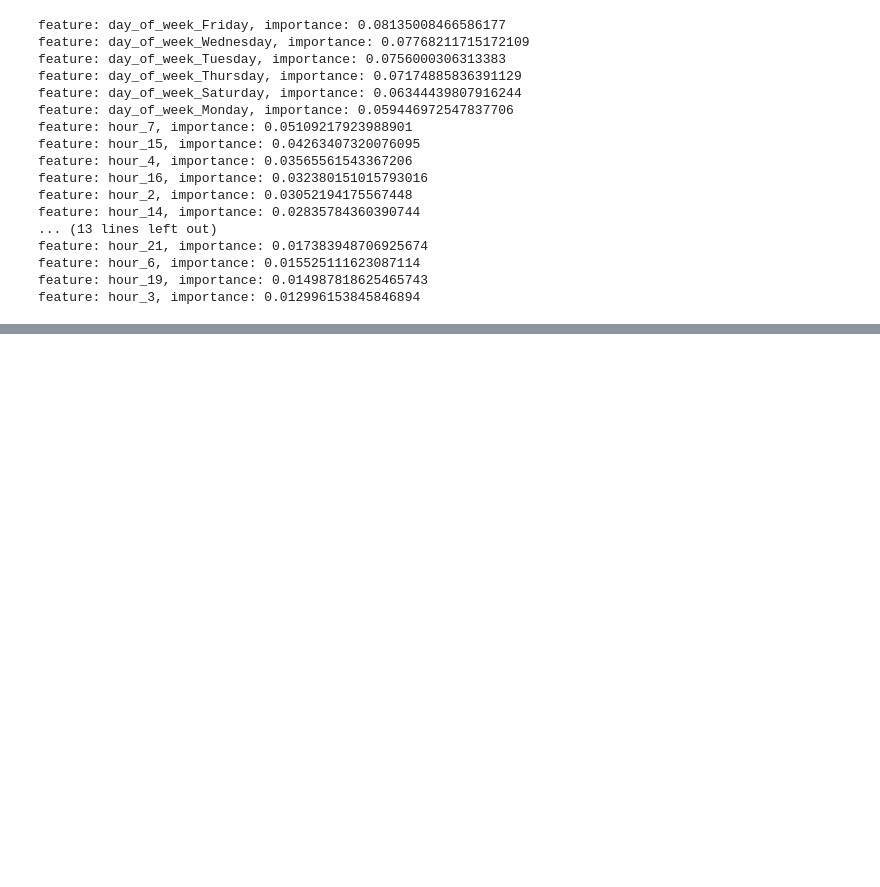
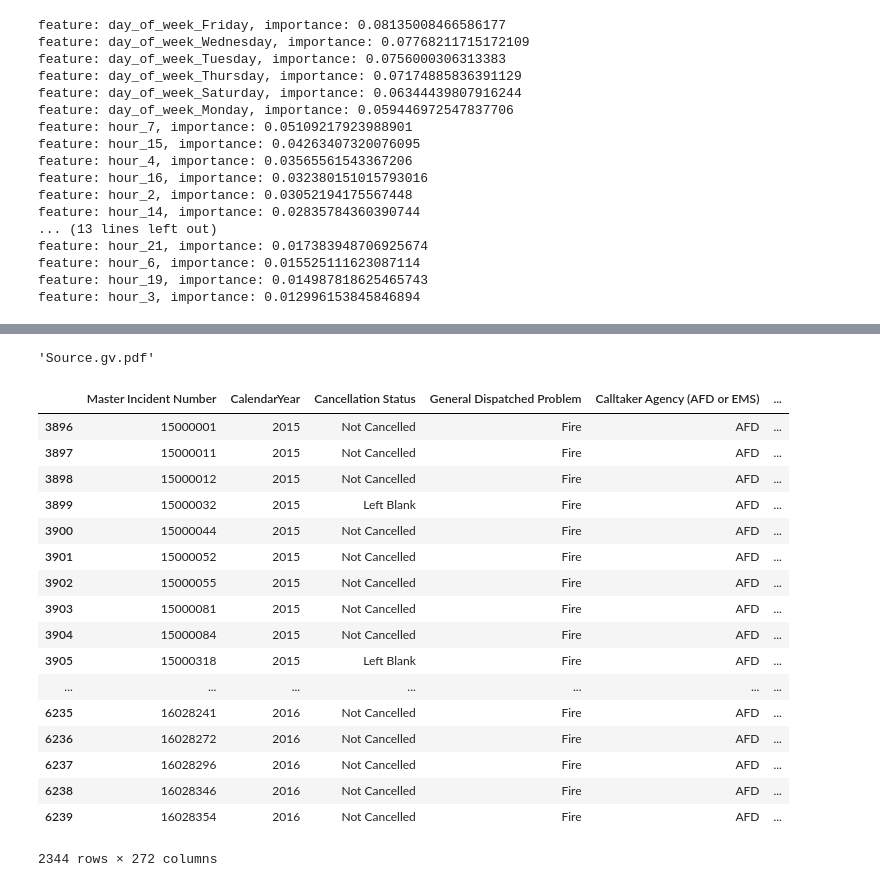
Before and after one commit to madderle/Hack-Austin, a Jupyter notebook: Response Area Response Time Prediction.ipynb, the cells around one changed output, grey strips where cells are left out. Cells and saved outputs as stored; diff of their text form; code cells hidden in the pictures; blank space fills up the shorter version.

Commit message:
create model with Decision Tree and Random Forest Classifier for dates after 2015

```diff
--- a/Response Area Response Time Prediction.ipynb
+++ b/Response Area Response Time Prediction.ipynb
@@ -818,0 +1230,2 @@ feature: hour_3, importance: 0.012996153845846894
+# %%
+after2015_df = RAP_dummies_df[RAP_dummies_df['CalendarYear'] >= 2015]
@@ -818,0 +1564,27 @@ feature: hour_3, importance: 0.012996153845846894
+# %%
+data = export_graphviz(model, out_file=None, feature_names=X.columns)
+graph = graphviz.Source(data)
+graph.render(view=True)
+# %% [output]
+'Source.gv.pdf'
+# %%
+after2015_df
+# %% [output]
+|  | Master Incident Number | CalendarYear | Cancellation Status | General Dispatched Problem | Calltaker Agency (AFD or EMS) | ... |
+| 3896 | 15000001 | 2015 | Not Cancelled | Fire | AFD | ... |
+| 3897 | 15000011 | 2015 | Not Cancelled | Fire | AFD | ... |
+| 3898 | 15000012 | 2015 | Not Cancelled | Fire | AFD | ... |
+| 3899 | 15000032 | 2015 | Left Blank | Fire | AFD | ... |
+| 3900 | 15000044 | 2015 | Not Cancelled | Fire | AFD | ... |
+| 3901 | 15000052 | 2015 | Not Cancelled | Fire | AFD | ... |
+| 3902 | 15000055 | 2015 | Not Cancelled | Fire | AFD | ... |
+| 3903 | 15000081 | 2015 | Not Cancelled | Fire | AFD | ... |
+| 3904 | 15000084 | 2015 | Not Cancelled | Fire | AFD | ... |
+| 3905 | 15000318 | 2015 | Left Blank | Fire | AFD | ... |
+| ... | ... | ... | ... | ... | ... | ... |
+| 6235 | 16028241 | 2016 | Not Cancelled | Fire | AFD | ... |
+| 6236 | 16028272 | 2016 | Not Cancelled | Fire | AFD | ... |
+| 6237 | 16028296 | 2016 | Not Cancelled | Fire | AFD | ... |
+| 6238 | 16028346 | 2016 | Not Cancelled | Fire | AFD | ... |
+| 6239 | 16028354 | 2016 | Not Cancelled | Fire | AFD | ... |
+2344 rows × 272 columns
```
Also changed, not shown: parts of 52 cells of this notebook.
